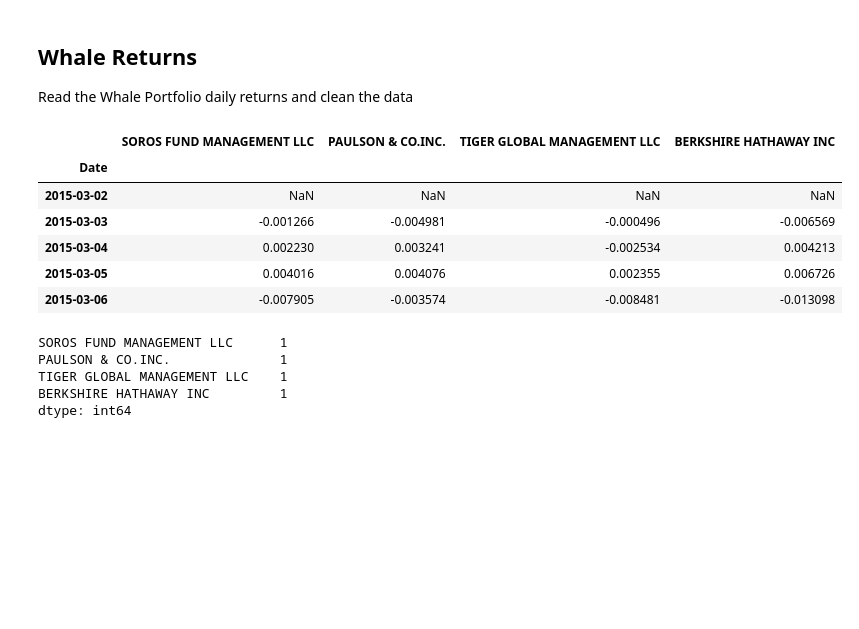
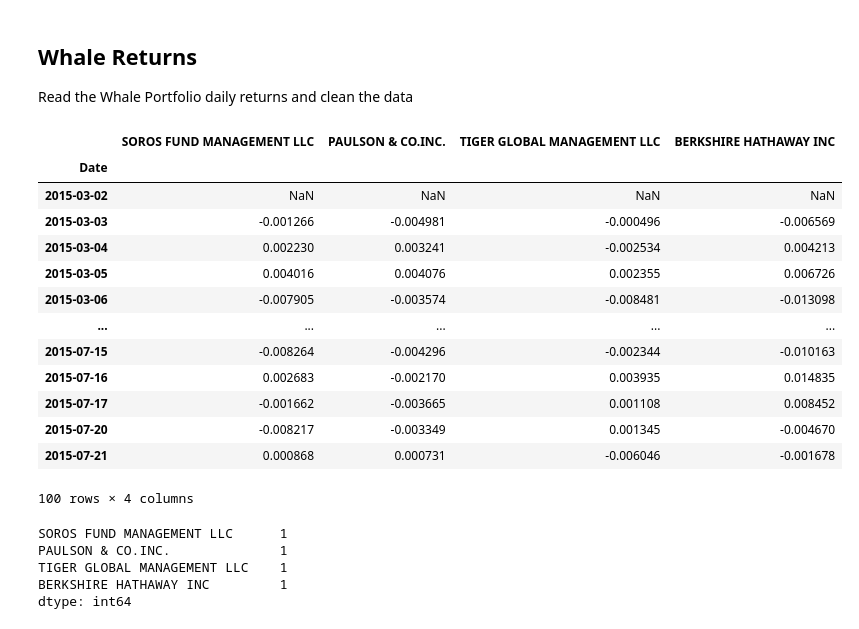
Before and after one commit to joeyh2/portfolio-analysis, a Jupyter notebook: whale_analysis.ipynb, the cells around one changed output. Drawn from its saved outputs; the diff is of its cells as text; code cells hidden in the pictures; blank space fills up the shorter version.

```diff
--- a/whale_analysis.ipynb
+++ b/whale_analysis.ipynb
@@ -30,16 +30,23 @@ Read the Whale Portfolio daily returns and clean the data
 # %%
 # Reading whale returns
 file_path = Path('Resources/whale_returns.csv')
 whale_df = pd.read_csv(file_path, index_col = "Date", infer_datetime_format=True, parse_dates=True).sort_index()
-whale_df.head()
+whale_df.head(100)
 # %% [output]
 |  | SOROS FUND MANAGEMENT LLC | PAULSON & CO.INC. | TIGER GLOBAL MANAGEMENT LLC | BERKSHIRE HATHAWAY INC |
 | Date |  |  |  |  |
 | 2015-03-02 | NaN | NaN | NaN | NaN |
 | 2015-03-03 | -0.001266 | -0.004981 | -0.000496 | -0.006569 |
 | 2015-03-04 | 0.002230 | 0.003241 | -0.002534 | 0.004213 |
 | 2015-03-05 | 0.004016 | 0.004076 | 0.002355 | 0.006726 |
 | 2015-03-06 | -0.007905 | -0.003574 | -0.008481 | -0.013098 |
+| ... | ... | ... | ... | ... |
+| 2015-07-15 | -0.008264 | -0.004296 | -0.002344 | -0.010163 |
+| 2015-07-16 | 0.002683 | -0.002170 | 0.003935 | 0.014835 |
+| 2015-07-17 | -0.001662 | -0.003665 | 0.001108 | 0.008452 |
+| 2015-07-20 | -0.008217 | -0.003349 | 0.001345 | -0.004670 |
+| 2015-07-21 | 0.000868 | 0.000731 | -0.006046 | -0.001678 |
+100 rows × 4 columns
 # %%
 # Count nulls
 whale_df.isnull().sum()
```
Also changed, not shown: parts of 26 cells of this notebook, 3 other files.
